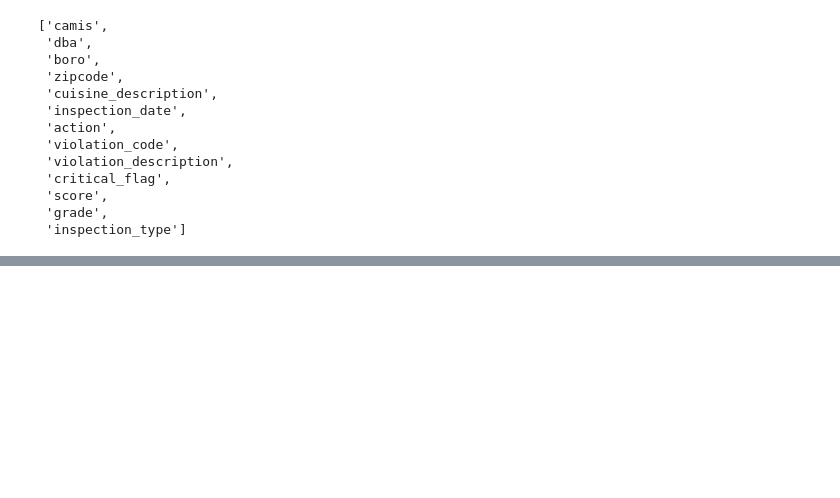
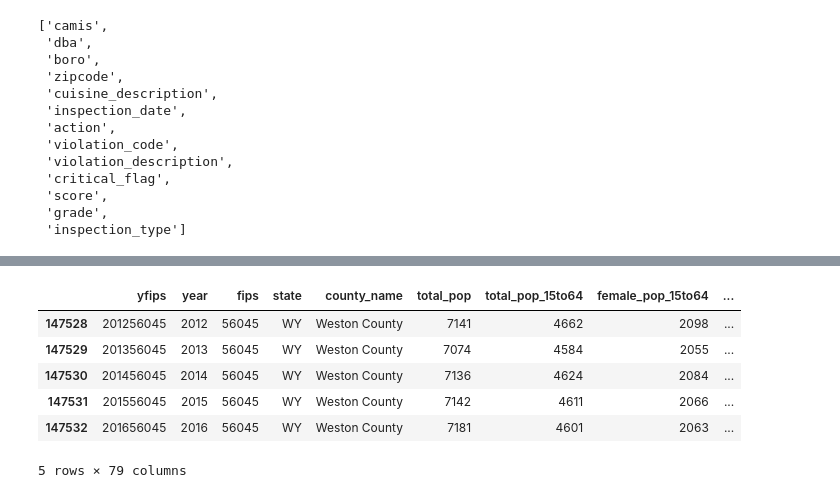
Before and after one commit to briandk/2020-virtual-program-in-data-science, a Jupyter notebook: check_datasets.ipynb, the cells around one changed output, grey strips where cells are left out. Drawn from its saved outputs; the diff is of its cells as text; code cells hidden in the pictures; blank space fills up the shorter version.

Commit message:
Add incarceration Data from https://github.com/rfordatascience/tidytuesday/blob/master/data/2019/2019-01-22/incarceration_trends.csv

```diff
--- a/check_datasets.ipynb
+++ b/check_datasets.ipynb
@@ -120,0 +143,12 @@ restaurants.head()
+# %%
+incarceration = pd.read_csv("data/incarceration_trends.csv")
+# %%
+incarceration.tail()
+# %% [output]
+|  | yfips | year | fips | state | county_name | total_pop | total_pop_15to64 | female_pop_15to64 | ... |
+| 147528 | 201256045 | 2012 | 56045 | WY | Weston County | 7141 | 4662 | 2098 | ... |
+| 147529 | 201356045 | 2013 | 56045 | WY | Weston County | 7074 | 4584 | 2055 | ... |
+| 147530 | 201456045 | 2014 | 56045 | WY | Weston County | 7136 | 4624 | 2084 | ... |
+| 147531 | 201556045 | 2015 | 56045 | WY | Weston County | 7142 | 4611 | 2066 | ... |
+| 147532 | 201656045 | 2016 | 56045 | WY | Weston County | 7181 | 4601 | 2063 | ... |
+5 rows × 79 columns
```
Also changed, not shown: parts of 4 cells of this notebook, 1 other file.
